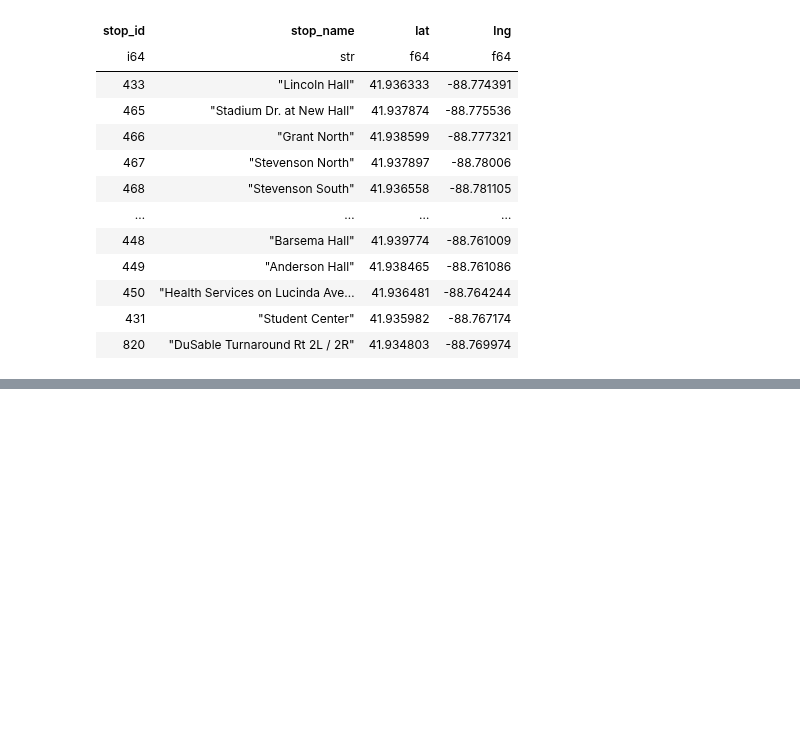
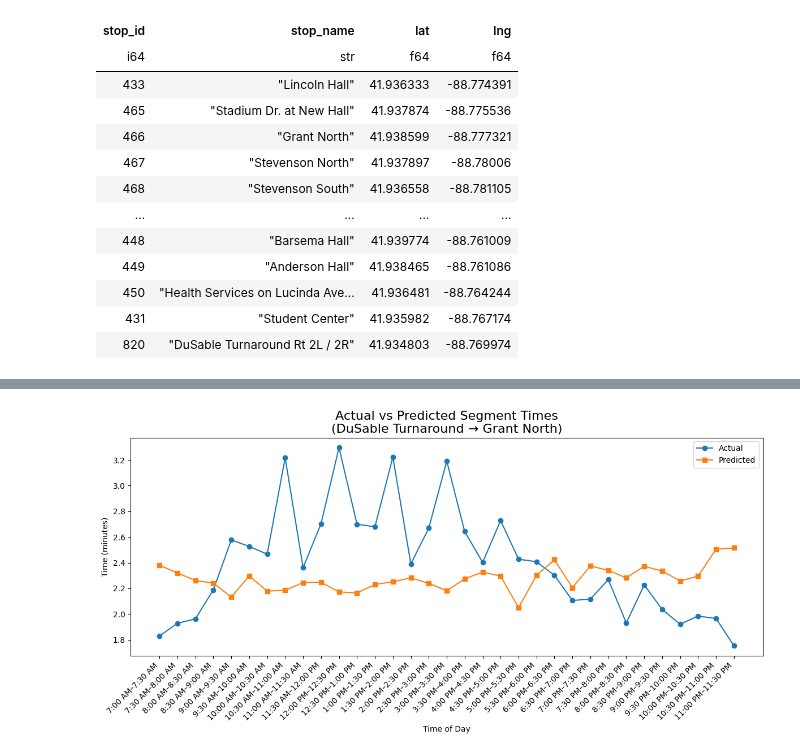
Before and after one commit to shaivilp/Research-Rookies, a Jupyter notebook: dekalb_bus/visualizations/map_visual.ipynb, the cells around one changed output, grey strips where cells are left out. Saved outputs shown, nothing was run; the diff lists cells and outputs as text; code cells hidden in the pictures; blank space fills up the shorter version.

```diff
--- a/dekalb_bus/visualizations/map_visual.ipynb
+++ b/dekalb_bus/visualizations/map_visual.ipynb
@@ -1,5 +1,14 @@
 # %%
 import matplotlib.pyplot as plt
+from matplotlib.cm import get_cmap
+import matplotlib.colorbar as colorbar
+from matplotlib.colors import Normalize, TwoSlopeNorm
+import numpy as np
 import polars as pl
+import pandas as pd
+import datetime
 import json
 import polyline
+
+pl.Config.set_tbl_cols(100)
+pl.Config.set_tbl_width_chars(150)
@@ -123,0 +267,5 @@ lats, lngs = zip(*path_points)
+# %%
+mega_df = pl.read_parquet("../data/mega_df.parquet").filter(
+    (pl.col("routeID") == "2L") &
+    (pl.col("inService"))
+)
@@ -123,0 +442,54 @@ lats, lngs = zip(*path_points)
+# %%
+# Multi Line graph
+start_stop = 820
+end_stop = 466
+
+pdf = mega_predset.to_pandas()
+
+segment = pdf[
+    (pdf["lastStopID"] == start_stop) &
+    (pdf["nextStopID_actual"] == end_stop)
+].copy()
+
+segment = segment.dropna(subset=["timeDiff", "predictedDiff", "receiveTime"])
+
+segment["timeDiff_sec"] = segment["timeDiff"].dt.total_seconds()
+segment["predictedDiff_sec"] = segment["predictedDiff"].dt.total_seconds()
+segment["receiveTime"] = pd.to_datetime(segment["receiveTime"], errors="coerce")
+segment["hour"] = segment["receiveTime"].dt.hour + segment["receiveTime"].dt.minute / 60
+
+# Drop rows where receiveTime conversion failed
+segment = segment.dropna(subset=["receiveTime"])
+
+# Bin into 30-minute chunks
+bins = np.arange(7, 24, 0.5)  # from 7 AM to midnight
+labels = [
+    f"{to_ampm_label(start)}–{to_ampm_label(end)}"
+    for start, end in zip(bins[:-1], bins[1:])
+]
+segment["time_bin"] = pd.cut(segment["hour"], bins=bins, labels=labels, right=False)
+
+# Convert time differences to minutes
+segment["timeDiff_min"] = segment["timeDiff"].dt.total_seconds() / 60
+segment["predictedDiff_min"] = segment["predictedDiff"].dt.total_seconds() / 60
+
+# Aggregate average segment times per bin
+grouped = segment.groupby("time_bin").agg({
+    "timeDiff_min": "mean",
+    "predictedDiff_min": "mean"
+}).dropna()
+
+# Plot
+plt.figure(figsize=(12, 6))
+plt.plot(grouped.index.astype(str), grouped["timeDiff_min"], label="Actual", marker='o')
+plt.plot(grouped.index.astype(str), grouped["predictedDiff_min"], label="Predicted", marker='s')
+plt.xticks(rotation=45, ha='right')
+plt.title("Actual vs Predicted Segment Times\n(DuSable Turnaround → Grant North)", fontsize=16)
+plt.ylabel("Time (minutes)")
+plt.xlabel("Time of Day")
+plt.legend()
+plt.grid(False)
+plt.tight_layout()
+plt.show()
+# %% [output]
+[figure, added]
```
Also changed, not shown: parts of 22 cells of this notebook, 9 other files.
